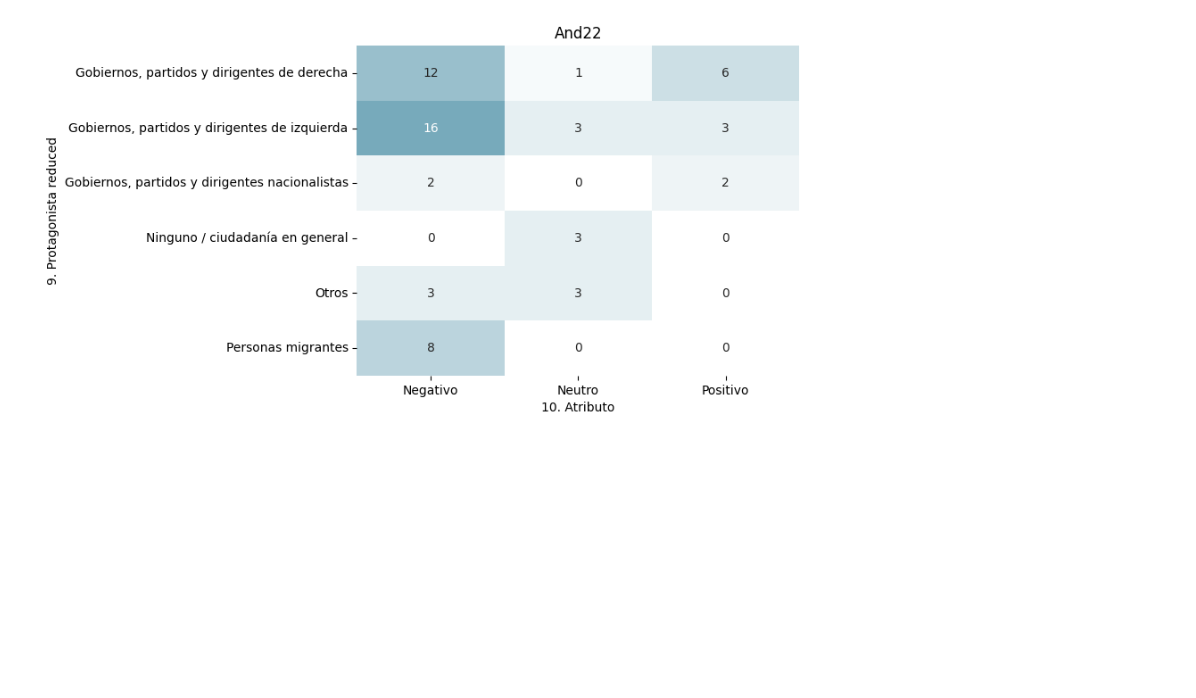
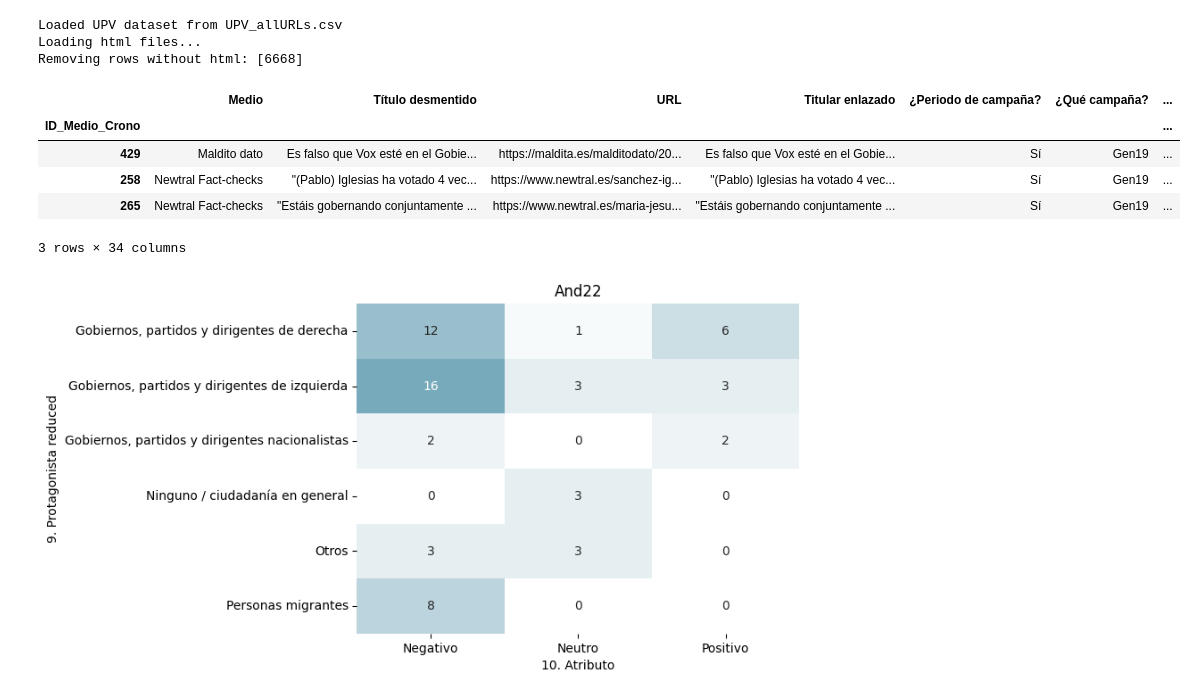
Before and after one commit to julioremo/ElectoralDisinformation, a Jupyter notebook: vis_dataset.ipynb, the cells around one changed output. Drawn from its saved outputs; the diff is of its cells as text; code cells hidden in the pictures; blank space fills up the shorter version.

```diff
--- a/vis_dataset.ipynb
+++ b/vis_dataset.ipynb
@@ -1,3 +1,36 @@
+# %%
+# dataset interface should be {'train', 'dev', 'test'?, 'X_column', 'label_column'}
+import pandas as pd
+from hamison_datasets.UPV.load_upv import load_upv_dataset
+
+upv = load_upv_dataset()
+# upv_notmapped = load_upv_dataset(map_values=False)
+
+ds = upv[upv['text'].notnull()]
+campañas = upv['¿Qué campaña?'].unique().tolist()
+
+upv_features = ['1. Espacio',
+                '2. Texto', '3. Multimedia', '4. Elemento desinformador',
+                '5.  Tipo multimedia', '6. Alteración multimedia',
+                '7. Cuenta emisora', '8. Fuente',
+                '9. Protagonista', '10. Atributo',
+                '11. Macro tema', '12. Populismo',
+                '13. Ataque', '14. Tipo de ataque']
+upv_features = [c for c in upv.columns if '.' in c]
+# for feat in upv_features:
+#     print(upv[feat].value_counts(), '\nTotal:',
+#           upv[(upv['text'].notnull() & upv[feat].notnull())].shape[0], '\n')
+upv.head(3)
+# %% [output]
+Loaded UPV dataset from UPV_allURLs.csv
+Loading html files...
+Removing rows without html: [6668]
+|  | Medio | Título desmentido | URL | Titular enlazado | ¿Periodo de campaña? | ¿Qué campaña? | ... |
+| ID_Medio_Crono |  |  |  |  |  |  | ... |
+| 429 | Maldito dato | Es falso que Vox esté en el Gobie... | https://maldita.es/malditodato/20... | Es falso que Vox esté en el Gobie... | Sí | Gen19 | ... |
+| 258 | Newtral Fact-checks | "(Pablo) Iglesias ha votado 4 vec... | https://www.newtral.es/sanchez-ig... | "(Pablo) Iglesias ha votado 4 vec... | Sí | Gen19 | ... |
+| 265 | Newtral Fact-checks | "Estáis gobernando conjuntamente ... | https://www.newtral.es/maria-jesu... | "Estáis gobernando conjuntamente ... | Sí | Gen19 | ... |
+3 rows × 34 columns
 # %%
 # 2-dimension plots
 import seaborn as sns
```
Also changed, not shown: parts of 1 cell of this notebook, 12 other files.
